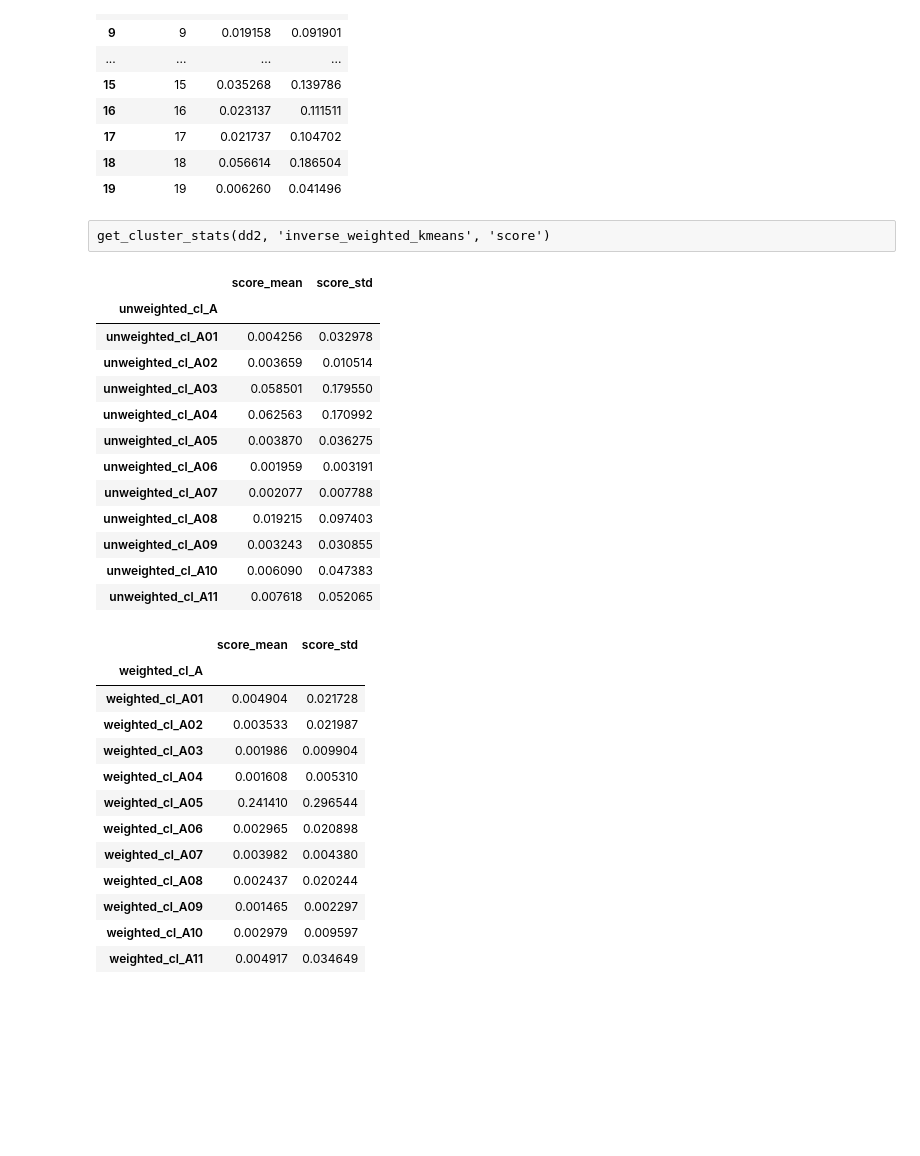
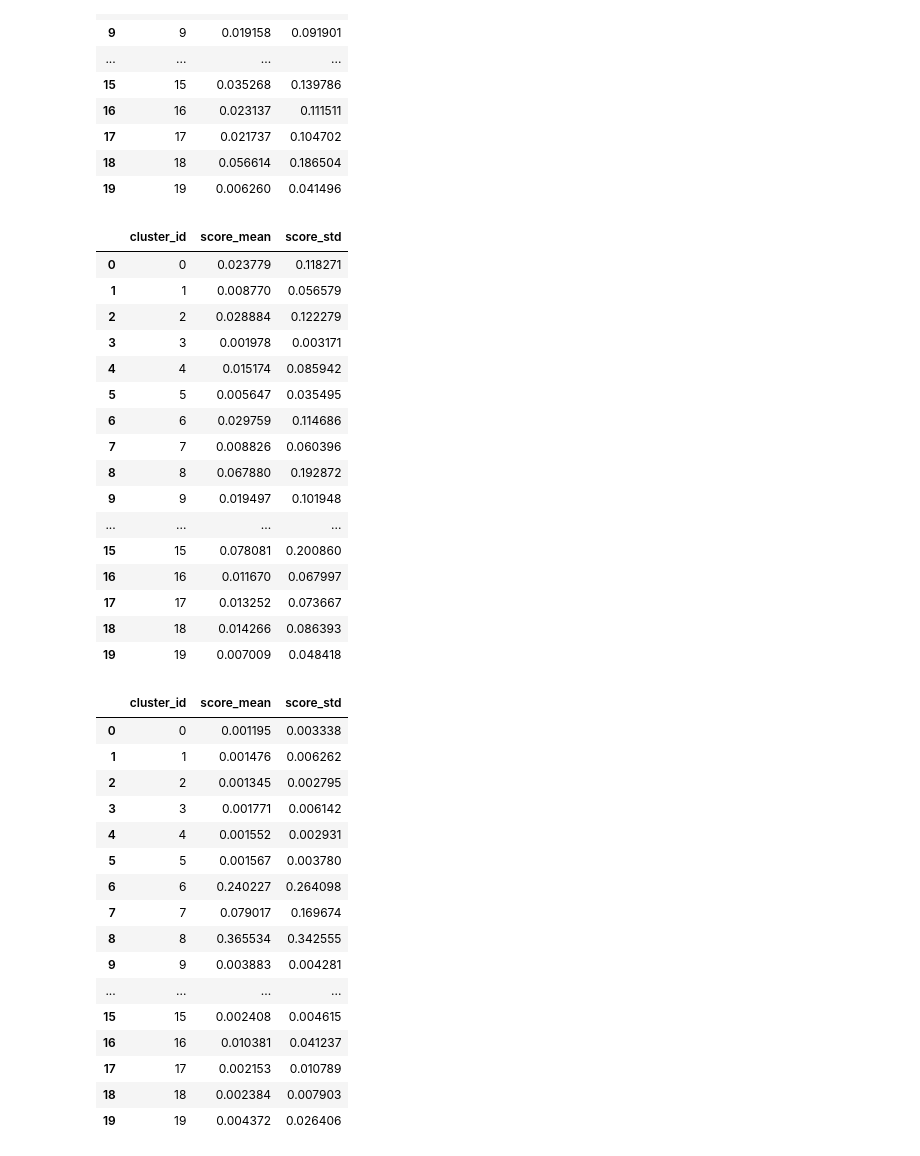
Before and after one commit to rmhorton/instruction_tuning, a Jupyter notebook: Aspect_aware_semantic_clustering.ipynb, the cells around one changed output. Saved outputs shown, nothing was run; the diff lists cells and outputs as text; code cells hidden in the pictures; blank space fills up the shorter version.

```diff
--- a/Aspect_aware_semantic_clustering.ipynb
+++ b/Aspect_aware_semantic_clustering.ipynb
@@ -187,12 +188,10 @@ dd2['inverse_weighted_instruction_vector'] = [ v / clf.coef_[0] for v in dolly_d
 # dd2 = utils.add_cluster_cols(dd2, embedding_col='weighted_instruction_vector', prefix='weighted_cl', letters='AB', max_threshold=10)
 # dd2 = utils.add_cluster_cols(dd2, embedding_col='inverse_weighted_instruction_vector', prefix='inverse_weighted_cl', letters='AB', max_threshold=10)
 # %%
-from sklearn.cluster import KMeans
-
 def get_cluster_stats(df, cluster_col, score_col):
     return df.groupby(cluster_col).agg(
-        score_mean=pd.NamedAgg(column='score', aggfunc='mean'),
-        score_std =pd.NamedAgg(column='score', aggfunc='std')
+        score_mean=pd.NamedAgg(column=score_col, aggfunc='mean'),
+        score_std =pd.NamedAgg(column=score_col, aggfunc='std')
     ).reset_index(drop=False).rename(columns={cluster_col: 'cluster_id'})
 
 n_clusters = 20
@@ -240,37 +317,43 @@ cs_inverse_weighted
 | 17 | 17 | 0.021737 | 0.104702 |
 | 18 | 18 | 0.056614 | 0.186504 |
 | 19 | 19 | 0.006260 | 0.041496 |
-# %% [raw]
-get_cluster_stats(dd2, 'inverse_weighted_kmeans', 'score')
 # %%
-get_cluster_stats(dd2, 'unweighted_cl_A', 'score')
+get_cluster_stats(dd2, 'unweighted_kmeans', 'score')
 # %% [output]
-|  | score_mean | score_std |
-| unweighted_cl_A |  |  |
-| unweighted_cl_A01 | 0.004256 | 0.032978 |
-| unweighted_cl_A02 | 0.003659 | 0.010514 |
-| unweighted_cl_A03 | 0.058501 | 0.179550 |
-| unweighted_cl_A04 | 0.062563 | 0.170992 |
-| unweighted_cl_A05 | 0.003870 | 0.036275 |
-| unweighted_cl_A06 | 0.001959 | 0.003191 |
-| unweighted_cl_A07 | 0.002077 | 0.007788 |
-| unweighted_cl_A08 | 0.019215 | 0.097403 |
-| unweighted_cl_A09 | 0.003243 | 0.030855 |
-| unweighted_cl_A10 | 0.006090 | 0.047383 |
-| unweighted_cl_A11 | 0.007618 | 0.052065 |
+|  | cluster_id | score_mean | score_std |
+| 0 | 0 | 0.023779 | 0.118271 |
+| 1 | 1 | 0.008770 | 0.056579 |
+| 2 | 2 | 0.028884 | 0.122279 |
+| 3 | 3 | 0.001978 | 0.003171 |
+| 4 | 4 | 0.015174 | 0.085942 |
+| 5 | 5 | 0.005647 | 0.035495 |
+| 6 | 6 | 0.029759 | 0.114686 |
+| 7 | 7 | 0.008826 | 0.060396 |
+| 8 | 8 | 0.067880 | 0.192872 |
+| 9 | 9 | 0.019497 | 0.101948 |
+| ... | ... | ... | ... |
+| 15 | 15 | 0.078081 | 0.200860 |
+| 16 | 16 | 0.011670 | 0.067997 |
+| 17 | 17 | 0.013252 | 0.073667 |
+| 18 | 18 | 0.014266 | 0.086393 |
+| 19 | 19 | 0.007009 | 0.048418 |
 # %%
-get_cluster_stats(dd2, 'weighted_cl_A', 'score')
+get_cluster_stats(dd2, 'weighted_kmeans', 'score')
 # %% [output]
-|  | score_mean | score_std |
-| weighted_cl_A |  |  |
-| weighted_cl_A01 | 0.004904 | 0.021728 |
-| weighted_cl_A02 | 0.003533 | 0.021987 |
-| weighted_cl_A03 | 0.001986 | 0.009904 |
-| weighted_cl_A04 | 0.001608 | 0.005310 |
-| weighted_cl_A05 | 0.241410 | 0.296544 |
-| weighted_cl_A06 | 0.002965 | 0.020898 |
-| weighted_cl_A07 | 0.003982 | 0.004380 |
-| weighted_cl_A08 | 0.002437 | 0.020244 |
-| weighted_cl_A09 | 0.001465 | 0.002297 |
-| weighted_cl_A10 | 0.002979 | 0.009597 |
-| weighted_cl_A11 | 0.004917 | 0.034649 |
+|  | cluster_id | score_mean | score_std |
+| 0 | 0 | 0.001195 | 0.003338 |
+| 1 | 1 | 0.001476 | 0.006262 |
+| 2 | 2 | 0.001345 | 0.002795 |
+| 3 | 3 | 0.001771 | 0.006142 |
+| 4 | 4 | 0.001552 | 0.002931 |
+| 5 | 5 | 0.001567 | 0.003780 |
+| 6 | 6 | 0.240227 | 0.264098 |
+| 7 | 7 | 0.079017 | 0.169674 |
+| 8 | 8 | 0.365534 | 0.342555 |
+| 9 | 9 | 0.003883 | 0.004281 |
+| ... | ... | ... | ... |
+| 15 | 15 | 0.002408 | 0.004615 |
+| 16 | 16 | 0.010381 | 0.041237 |
+| 17 | 17 | 0.002153 | 0.010789 |
+| 18 | 18 | 0.002384 | 0.007903 |
+| 19 | 19 | 0.004372 | 0.026406 |
```
Also changed, not shown: parts of 18 cells of this notebook.
